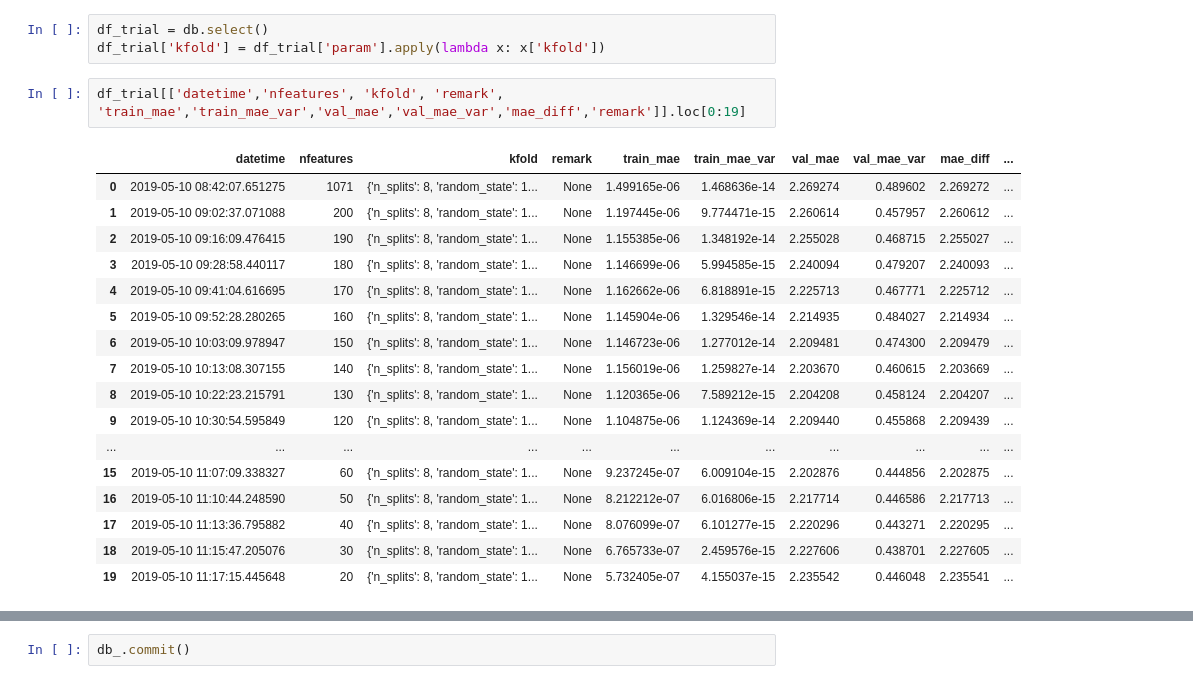
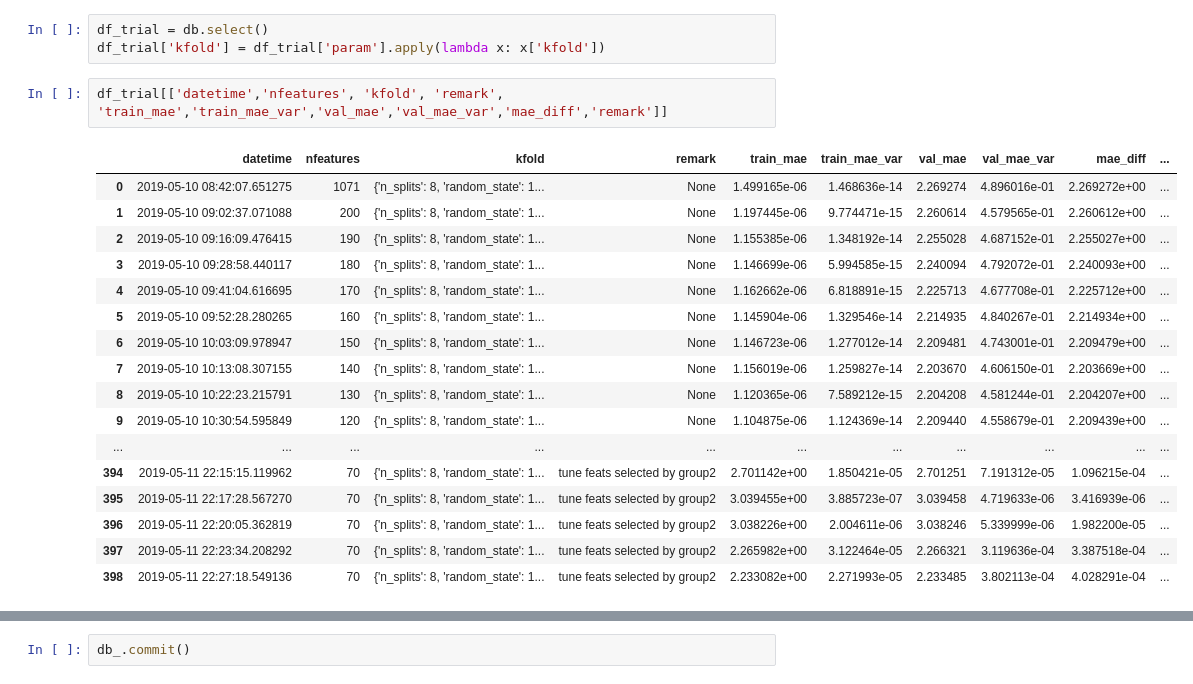
Before and after one commit to arhow/LANLEarthquakePrediction2019, a Jupyter notebook: extratrees3.ipynb, the cells around one changed output, grey strips where cells are left out. Cells and saved outputs as stored; diff of their text form.

```diff
--- a/extratrees3.ipynb
+++ b/extratrees3.ipynb
@@ -52,22 +50,22 @@ db = DFDB('../trial/extratrees.pkl', auto_commit=False)
 df_trial = db.select()
 df_trial['kfold'] = df_trial['param'].apply(lambda x: x['kfold'])
 # %%
-df_trial[['datetime','nfeatures', 'kfold', 'remark', 'train_mae','train_mae_var','val_mae','val_mae_var','mae_diff','remark']].loc[0:19]
+df_trial[['datetime','nfeatures', 'kfold', 'remark', 'train_mae','train_mae_var','val_mae','val_mae_var','mae_diff','remark']]
 # %% [output]
 |  | datetime | nfeatures | kfold | remark | train_mae | train_mae_var | val_mae | val_mae_var | mae_diff | ... |
-| 0 | 2019-05-10 08:42:07.651275 | 1071 | {'n_splits': 8, 'random_state': 1... | None | 1.499165e-06 | 1.468636e-14 | 2.269274 | 0.489602 | 2.269272 | ... |
-| 1 | 2019-05-10 09:02:37.071088 | 200 | {'n_splits': 8, 'random_state': 1... | None | 1.197445e-06 | 9.774471e-15 | 2.260614 | 0.457957 | 2.260612 | ... |
-| 2 | 2019-05-10 09:16:09.476415 | 190 | {'n_splits': 8, 'random_state': 1... | None | 1.155385e-06 | 1.348192e-14 | 2.255028 | 0.468715 | 2.255027 | ... |
-| 3 | 2019-05-10 09:28:58.440117 | 180 | {'n_splits': 8, 'random_state': 1... | None | 1.146699e-06 | 5.994585e-15 | 2.240094 | 0.479207 | 2.240093 | ... |
-| 4 | 2019-05-10 09:41:04.616695 | 170 | {'n_splits': 8, 'random_state': 1... | None | 1.162662e-06 | 6.818891e-15 | 2.225713 | 0.467771 | 2.225712 | ... |
-| 5 | 2019-05-10 09:52:28.280265 | 160 | {'n_splits': 8, 'random_state': 1... | None | 1.145904e-06 | 1.329546e-14 | 2.214935 | 0.484027 | 2.214934 | ... |
-| 6 | 2019-05-10 10:03:09.978947 | 150 | {'n_splits': 8, 'random_state': 1... | None | 1.146723e-06 | 1.277012e-14 | 2.209481 | 0.474300 | 2.209479 | ... |
-| 7 | 2019-05-10 10:13:08.307155 | 140 | {'n_splits': 8, 'random_state': 1... | None | 1.156019e-06 | 1.259827e-14 | 2.203670 | 0.460615 | 2.203669 | ... |
-| 8 | 2019-05-10 10:22:23.215791 | 130 | {'n_splits': 8, 'random_state': 1... | None | 1.120365e-06 | 7.589212e-15 | 2.204208 | 0.458124 | 2.204207 | ... |
-| 9 | 2019-05-10 10:30:54.595849 | 120 | {'n_splits': 8, 'random_state': 1... | None | 1.104875e-06 | 1.124369e-14 | 2.209440 | 0.455868 | 2.209439 | ... |
+| 0 | 2019-05-10 08:42:07.651275 | 1071 | {'n_splits': 8, 'random_state': 1... | None | 1.499165e-06 | 1.468636e-14 | 2.269274 | 4.896016e-01 | 2.269272e+00 | ... |
+| 1 | 2019-05-10 09:02:37.071088 | 200 | {'n_splits': 8, 'random_state': 1... | None | 1.197445e-06 | 9.774471e-15 | 2.260614 | 4.579565e-01 | 2.260612e+00 | ... |
+| 2 | 2019-05-10 09:16:09.476415 | 190 | {'n_splits': 8, 'random_state': 1... | None | 1.155385e-06 | 1.348192e-14 | 2.255028 | 4.687152e-01 | 2.255027e+00 | ... |
+| 3 | 2019-05-10 09:28:58.440117 | 180 | {'n_splits': 8, 'random_state': 1... | None | 1.146699e-06 | 5.994585e-15 | 2.240094 | 4.792072e-01 | 2.240093e+00 | ... |
+| 4 | 2019-05-10 09:41:04.616695 | 170 | {'n_splits': 8, 'random_state': 1... | None | 1.162662e-06 | 6.818891e-15 | 2.225713 | 4.677708e-01 | 2.225712e+00 | ... |
+| 5 | 2019-05-10 09:52:28.280265 | 160 | {'n_splits': 8, 'random_state': 1... | None | 1.145904e-06 | 1.329546e-14 | 2.214935 | 4.840267e-01 | 2.214934e+00 | ... |
+| 6 | 2019-05-10 10:03:09.978947 | 150 | {'n_splits': 8, 'random_state': 1... | None | 1.146723e-06 | 1.277012e-14 | 2.209481 | 4.743001e-01 | 2.209479e+00 | ... |
+| 7 | 2019-05-10 10:13:08.307155 | 140 | {'n_splits': 8, 'random_state': 1... | None | 1.156019e-06 | 1.259827e-14 | 2.203670 | 4.606150e-01 | 2.203669e+00 | ... |
+| 8 | 2019-05-10 10:22:23.215791 | 130 | {'n_splits': 8, 'random_state': 1... | None | 1.120365e-06 | 7.589212e-15 | 2.204208 | 4.581244e-01 | 2.204207e+00 | ... |
+| 9 | 2019-05-10 10:30:54.595849 | 120 | {'n_splits': 8, 'random_state': 1... | None | 1.104875e-06 | 1.124369e-14 | 2.209440 | 4.558679e-01 | 2.209439e+00 | ... |
 | ... | ... | ... | ... | ... | ... | ... | ... | ... | ... | ... |
-| 15 | 2019-05-10 11:07:09.338327 | 60 | {'n_splits': 8, 'random_state': 1... | None | 9.237245e-07 | 6.009104e-15 | 2.202876 | 0.444856 | 2.202875 | ... |
-| 16 | 2019-05-10 11:10:44.248590 | 50 | {'n_splits': 8, 'random_state': 1... | None | 8.212212e-07 | 6.016806e-15 | 2.217714 | 0.446586 | 2.217713 | ... |
-| 17 | 2019-05-10 11:13:36.795882 | 40 | {'n_splits': 8, 'random_state': 1... | None | 8.076099e-07 | 6.101277e-15 | 2.220296 | 0.443271 | 2.220295 | ... |
-| 18 | 2019-05-10 11:15:47.205076 | 30 | {'n_splits': 8, 'random_state': 1... | None | 6.765733e-07 | 2.459576e-15 | 2.227606 | 0.438701 | 2.227605 | ... |
-| 19 | 2019-05-10 11:17:15.445648 | 20 | {'n_splits': 8, 'random_state': 1... | None | 5.732405e-07 | 4.155037e-15 | 2.235542 | 0.446048 | 2.235541 | ... |
+| 394 | 2019-05-11 22:15:15.119962 | 70 | {'n_splits': 8, 'random_state': 1... | tune feats selected by group2 | 2.701142e+00 | 1.850421e-05 | 2.701251 | 7.191312e-05 | 1.096215e-04 | ... |
+| 395 | 2019-05-11 22:17:28.567270 | 70 | {'n_splits': 8, 'random_state': 1... | tune feats selected by group2 | 3.039455e+00 | 3.885723e-07 | 3.039458 | 4.719633e-06 | 3.416939e-06 | ... |
+| 396 | 2019-05-11 22:20:05.362819 | 70 | {'n_splits': 8, 'random_state': 1... | tune feats selected by group2 | 3.038226e+00 | 2.004611e-06 | 3.038246 | 5.339999e-06 | 1.982200e-05 | ... |
+| 397 | 2019-05-11 22:23:34.208292 | 70 | {'n_splits': 8, 'random_state': 1... | tune feats selected by group2 | 2.265982e+00 | 3.122464e-05 | 2.266321 | 3.119636e-04 | 3.387518e-04 | ... |
+| 398 | 2019-05-11 22:27:18.549136 | 70 | {'n_splits': 8, 'random_state': 1... | tune feats selected by group2 | 2.233082e+00 | 2.271993e-05 | 2.233485 | 3.802113e-04 | 4.028291e-04 | ... |
```
Also changed, not shown: parts of 19 cells of this notebook, 3 other files.
